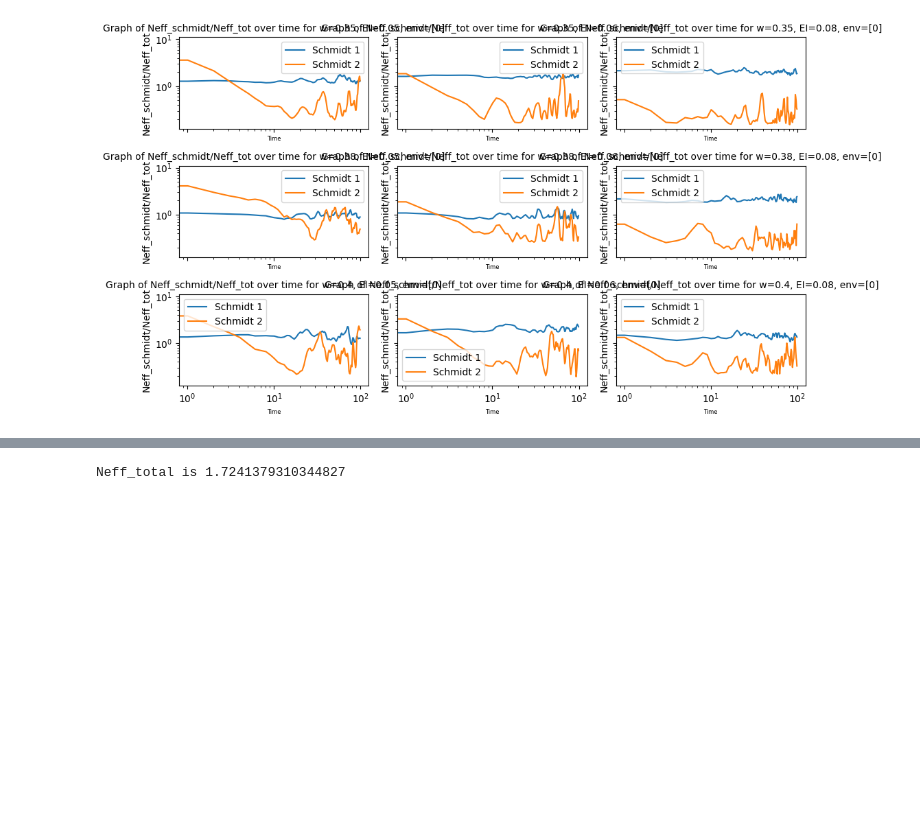
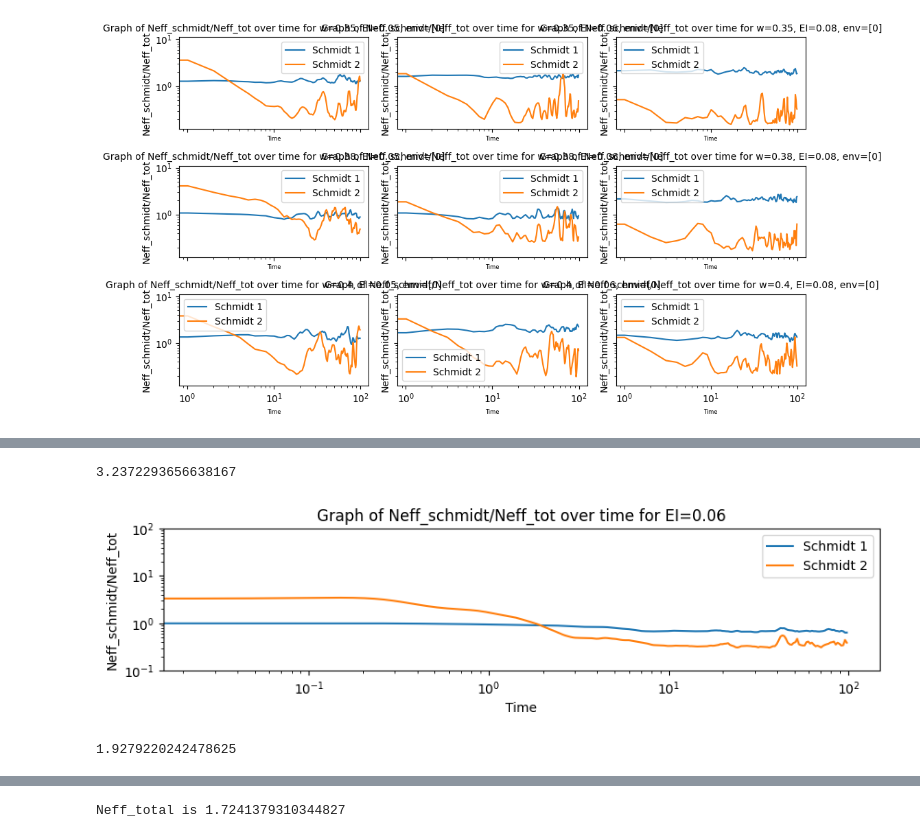
Before and after one commit to MarinAndreGirard/Quantum_Branching, a Jupyter notebook: Neff_study.ipynb, the cells around one changed output, grey strips where cells are left out. Cells and saved outputs as stored; diff of their text form; code cells hidden in the pictures; blank space fills up the shorter version.

```diff
--- a/Neff_study.ipynb
+++ b/Neff_study.ipynb
@@ -284,0 +287,38 @@ plot_Neff_schmidt_Neff_tot(H_total,result,tlist,Int_strength)
+# %%
+#defining all quantities used in the simulation
+d1, d2 = 10, 200
+w = 0.3# smallest weight of the 2 eingestates, set btw 0 and 1
+E_spacing = 1.0
+Int_strength = 0.06
+# Define the time settings for the simulation
+tmax= 100
+ind_nb = 200
+q2=6
+q1=2*(np.sqrt(w)/np.sqrt(1-w)-1)+q2*np.sqrt(w)/np.sqrt(1-w)
+print(q1)
+k0=round(q1)-1
+k1=q2-1
+# %% [output]
+3.2372293656638167
+# %%
+
+result, tlist, H_q, H_system_2, H_system_1_ext, H_system_2_ext, H_interaction, H_total, ket_0, ket_1, initial_state_system_2 = generate_result_more(d1,d2,w, E_spacing, Int_strength, tmax, ind_nb,1,4,6)
+plot_Neff_schmidt_Neff_tot(H_total,result,tlist,Int_strength)
+# %% [output]
+[figure, added]
+# %%
+#defining all quantities used in the simulation
+d1, d2 = 10, 200
+w = 0.3# smallest weight of the 2 eingestates, set btw 0 and 1
+E_spacing = 1.0
+Int_strength = 0.06
+# Define the time settings for the simulation
+tmax= 100
+ind_nb = 200
+q2=4
+q1=2*(np.sqrt(w)/np.sqrt(1-w)-1)+q2*np.sqrt(w)/np.sqrt(1-w)
+print(q1)
+k0=round(q1)-1
+k1=q2-1
+# %% [output]
+1.9279220242478625
```
Also changed, not shown: parts of 9 cells of this notebook, 12 other files.
